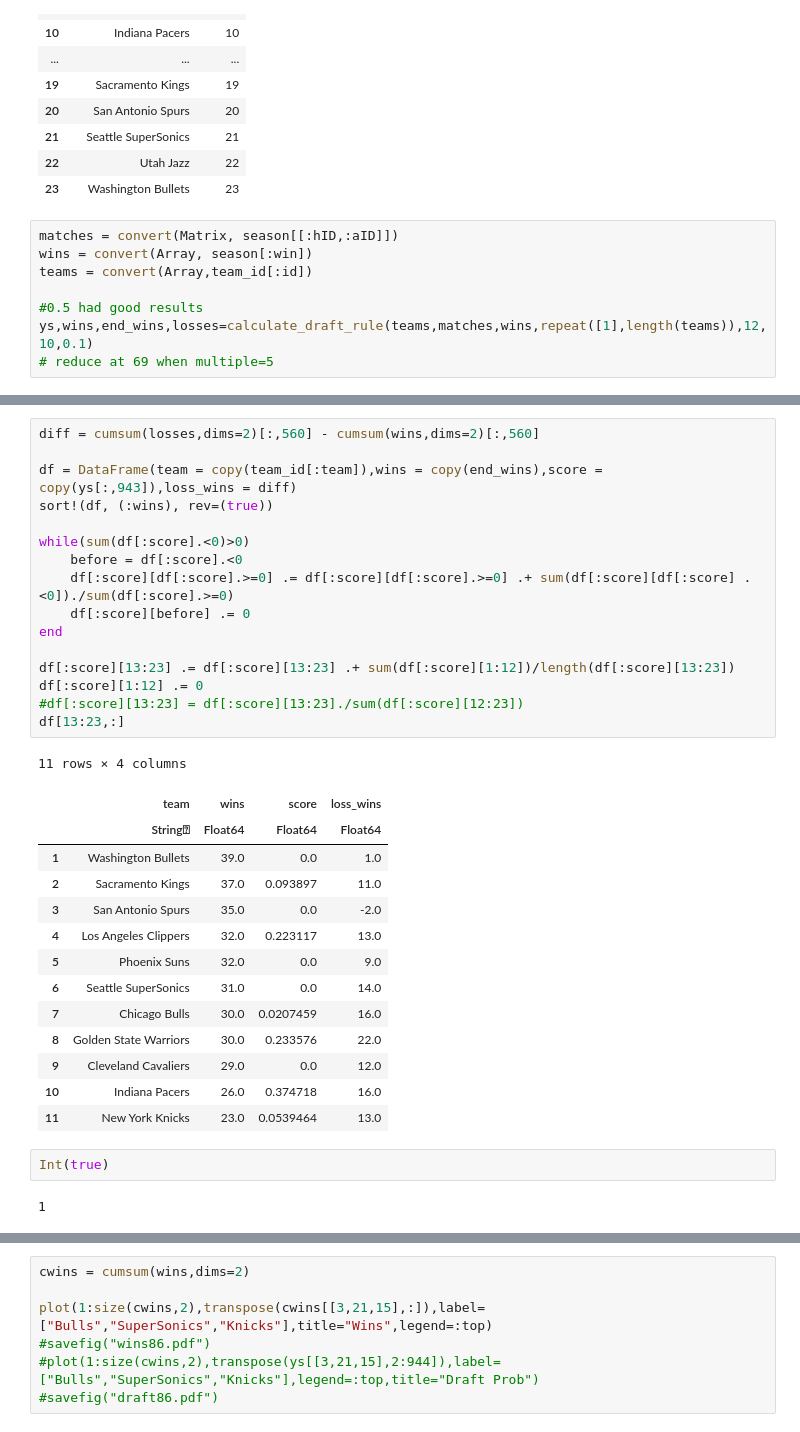
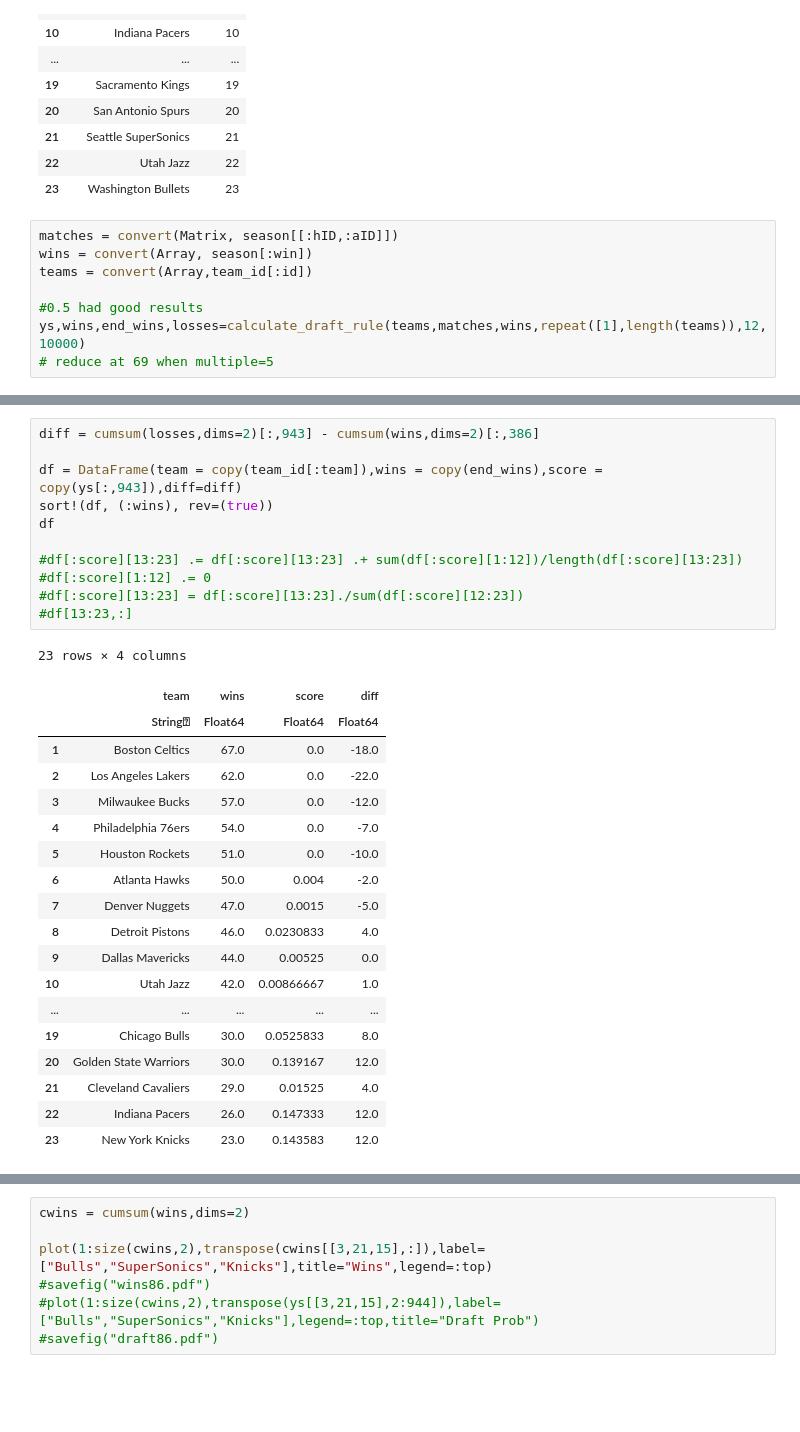
Before and after one commit to evanmunro/draft-policy, a Jupyter notebook: policy_analysis.ipynb, the cells around one changed output, grey strips where cells are left out. Saved outputs shown, nothing was run; the diff lists cells and outputs as text; blank space fills up the shorter version.

Commit message:
rule based on probability of coming last

```diff
--- a/policy_analysis.ipynb
+++ b/policy_analysis.ipynb
@@ -69,6 +80,6 @@ wins = convert(Array, season[:win])
 teams = convert(Array,team_id[:id])
 
 #0.5 had good results
-ys,wins,end_wins,losses=calculate_draft_rule(teams,matches,wins,repeat([1],length(teams)),12,10,0.1)
+ys,wins,end_wins,losses=calculate_draft_rule(teams,matches,wins,repeat([1],length(teams)),12,10000)
 # reduce at 69 when multiple=5
 # %% [output]
@@ -93,35 +104,31 @@ Final standings in the season:
 # %%
-diff = cumsum(losses,dims=2)[:,560] - cumsum(wins,dims=2)[:,560]
+diff = cumsum(losses,dims=2)[:,943] - cumsum(wins,dims=2)[:,386]
 
-df = DataFrame(team = copy(team_id[:team]),wins = copy(end_wins),score = copy(ys[:,943]),loss_wins = diff)
+df = DataFrame(team = copy(team_id[:team]),wins = copy(end_wins),score = copy(ys[:,943]),diff=diff)
 sort!(df, (:wins), rev=(true))
+df
 
-while(sum(df[:score].<0)>0)
-    before = df[:score].<0
-    df[:score][df[:score].>=0] .= df[:score][df[:score].>=0] .+ sum(df[:score][df[:score] .<0])./sum(df[:score].>=0)
-    df[:score][before] .= 0
-end
-
-df[:score][13:23] .= df[:score][13:23] .+ sum(df[:score][1:12])/length(df[:score][13:23])
-df[:score][1:12] .= 0
+#df[:score][13:23] .= df[:score][13:23] .+ sum(df[:score][1:12])/length(df[:score][13:23])
+#df[:score][1:12] .= 0
 #df[:score][13:23] = df[:score][13:23]./sum(df[:score][12:23])
-df[13:23,:]
+#df[13:23,:]
 # %% [output]
-11 rows × 4 columns
+23 rows × 4 columns
-|  | team | wins | score | loss_wins |
+|  | team | wins | score | diff |
 |  | String⍰ | Float64 | Float64 | Float64 |
-| 1 | Washington Bullets | 39.0 | 0.0 | 1.0 |
-| 2 | Sacramento Kings | 37.0 | 0.093897 | 11.0 |
-| 3 | San Antonio Spurs | 35.0 | 0.0 | -2.0 |
-| 4 | Los Angeles Clippers | 32.0 | 0.223117 | 13.0 |
-| 5 | Phoenix Suns | 32.0 | 0.0 | 9.0 |
-| 6 | Seattle SuperSonics | 31.0 | 0.0 | 14.0 |
-| 7 | Chicago Bulls | 30.0 | 0.0207459 | 16.0 |
-| 8 | Golden State Warriors | 30.0 | 0.233576 | 22.0 |
-| 9 | Cleveland Cavaliers | 29.0 | 0.0 | 12.0 |
-| 10 | Indiana Pacers | 26.0 | 0.374718 | 16.0 |
-| 11 | New York Knicks | 23.0 | 0.0539464 | 13.0 |
+| 1 | Boston Celtics | 67.0 | 0.0 | -18.0 |
+| 2 | Los Angeles Lakers | 62.0 | 0.0 | -22.0 |
+| 3 | Milwaukee Bucks | 57.0 | 0.0 | -12.0 |
+| 4 | Philadelphia 76ers | 54.0 | 0.0 | -7.0 |
+| 5 | Houston Rockets | 51.0 | 0.0 | -10.0 |
+| 6 | Atlanta Hawks | 50.0 | 0.004 | -2.0 |
+| 7 | Denver Nuggets | 47.0 | 0.0015 | -5.0 |
+| 8 | Detroit Pistons | 46.0 | 0.0230833 | 4.0 |
+| 9 | Dallas Mavericks | 44.0 | 0.00525 | 0.0 |
+| 10 | Utah Jazz | 42.0 | 0.00866667 | 1.0 |
+| ... | ... | ... | ... | ... |
+| 19 | Chicago Bulls | 30.0 | 0.0525833 | 8.0 |
+| 20 | Golden State Warriors | 30.0 | 0.139167 | 12.0 |
+| 21 | Cleveland Cavaliers | 29.0 | 0.01525 | 4.0 |
+| 22 | Indiana Pacers | 26.0 | 0.147333 | 12.0 |
+| 23 | New York Knicks | 23.0 | 0.143583 | 12.0 |
-# %%
-Int(true)
-# %% [output]
-1
```
Also changed, not shown: parts of 6 cells of this notebook, 2 other files.
